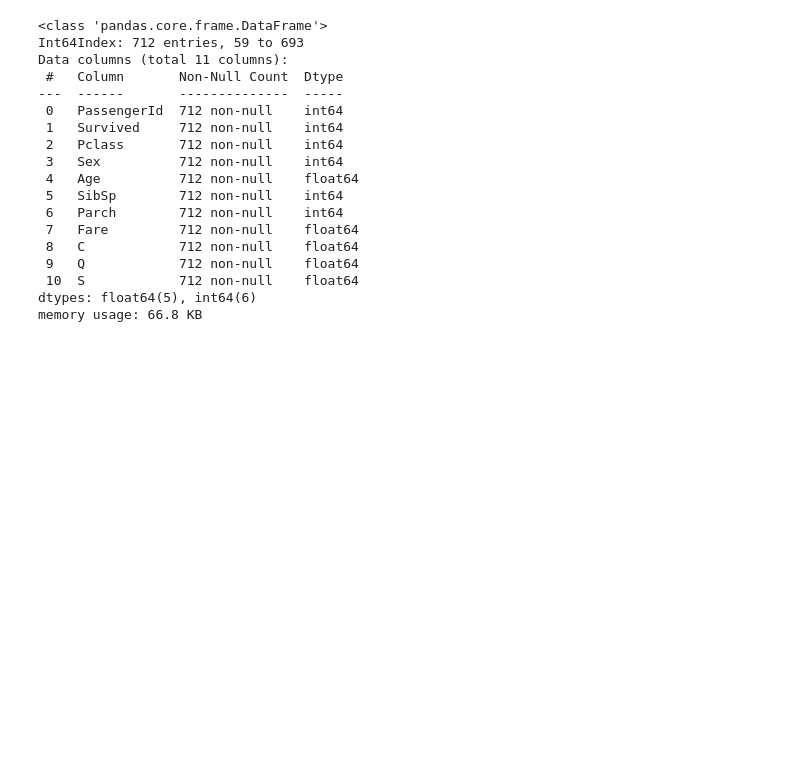
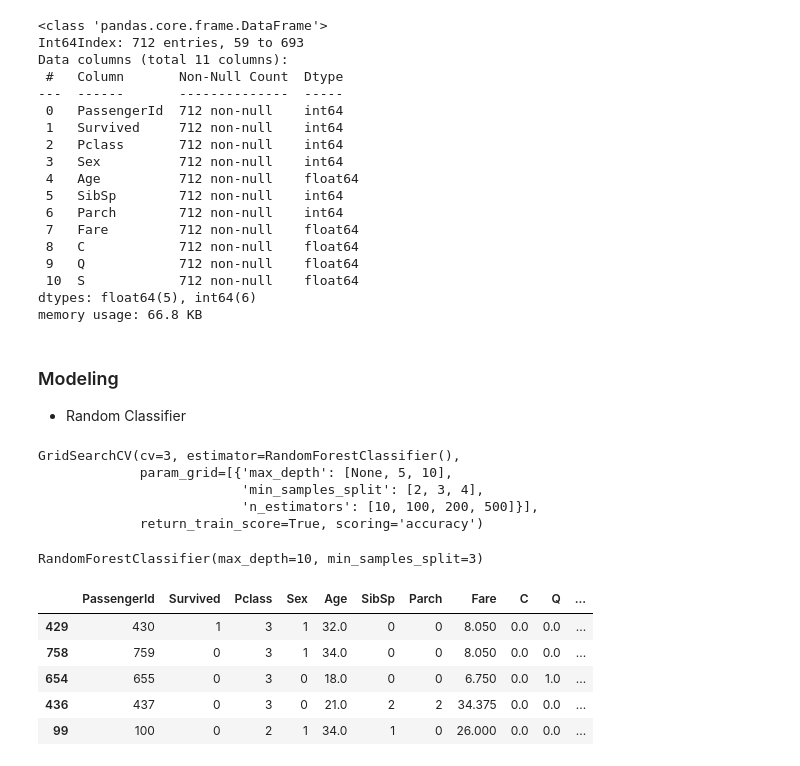
Before and after one commit to Nathnael12/Kaggle-Titanic_Survivors_prediction, a Jupyter notebook: notebooks/survivors.ipynb, the cells around one changed output. Cells and saved outputs as stored; diff of their text form; code cells hidden in the pictures; blank space fills up the shorter version.

```diff
--- a/notebooks/survivors.ipynb
+++ b/notebooks/survivors.ipynb
@@ -198,0 +208,30 @@ memory usage: 66.8 KB
+# %% [markdown]
+### Modeling
+- Random Classifier
+# %%
+from sklearn.ensemble import RandomForestClassifier
+from sklearn.model_selection import GridSearchCV
+
+clf = RandomForestClassifier()
+
+param_grid = [
+    {
+        "n_estimators": [10,100,200,500],
+        "max_depth":[None,5,10],
+        "min_samples_split":[2,3,4]
+    }
+]
+
+grid_search=GridSearchCV(clf,param_grid,cv=3,scoring="accuracy",return_train_score=True)
+grid_search.fit(X_data,y_data)
+# %% [output]
+GridSearchCV(cv=3, estimator=RandomForestClassifier(),
+             param_grid=[{'max_depth': [None, 5, 10],
+                          'min_samples_split': [2, 3, 4],
+                          'n_estimators': [10, 100, 200, 500]}],
+             return_train_score=True, scoring='accuracy')
+# %%
+final_clf=grid_search.best_estimator_
+final_clf
+# %% [output]
+RandomForestClassifier(max_depth=10, min_samples_split=3)
@@ -198,0 +241,9 @@ memory usage: 66.8 KB
+# %%
+strat_test_set.head()
+# %% [output]
+|  | PassengerId | Survived | Pclass | Sex | Age | SibSp | Parch | Fare | C | Q | ... |
+| 429 | 430 | 1 | 3 | 1 | 32.0 | 0 | 0 | 8.050 | 0.0 | 0.0 | ... |
+| 758 | 759 | 0 | 3 | 1 | 34.0 | 0 | 0 | 8.050 | 0.0 | 0.0 | ... |
+| 654 | 655 | 0 | 3 | 0 | 18.0 | 0 | 0 | 6.750 | 0.0 | 1.0 | ... |
+| 436 | 437 | 0 | 3 | 0 | 21.0 | 2 | 2 | 34.375 | 0.0 | 0.0 | ... |
+| 99 | 100 | 0 | 2 | 1 | 34.0 | 1 | 0 | 26.000 | 0.0 | 0.0 | ... |
```
Also changed, not shown: parts of 5 cells of this notebook.
